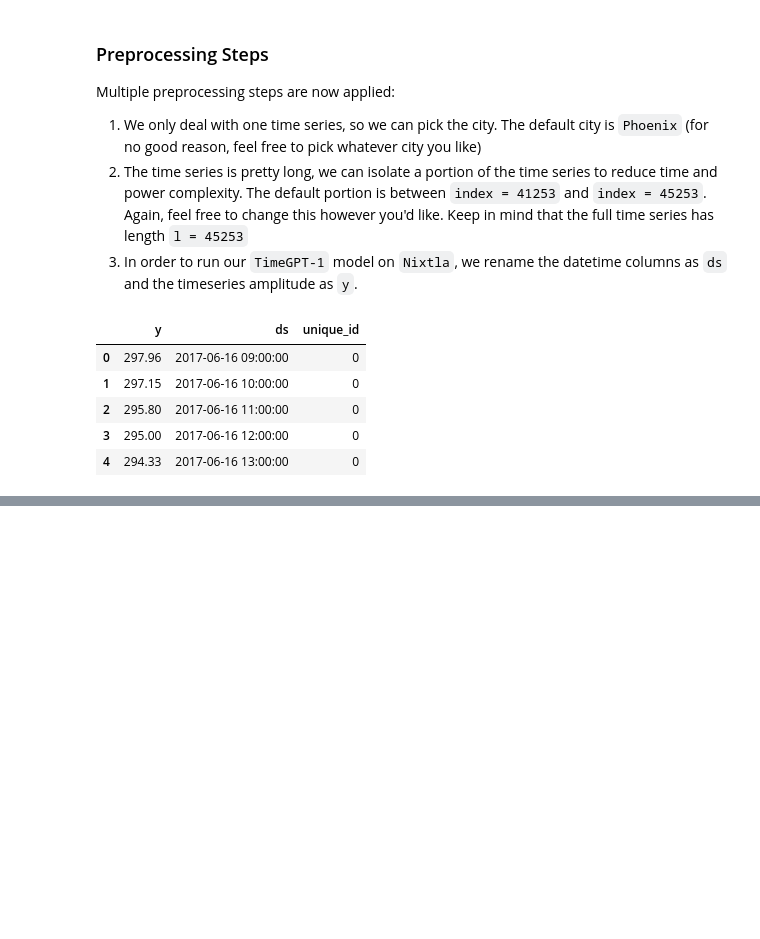
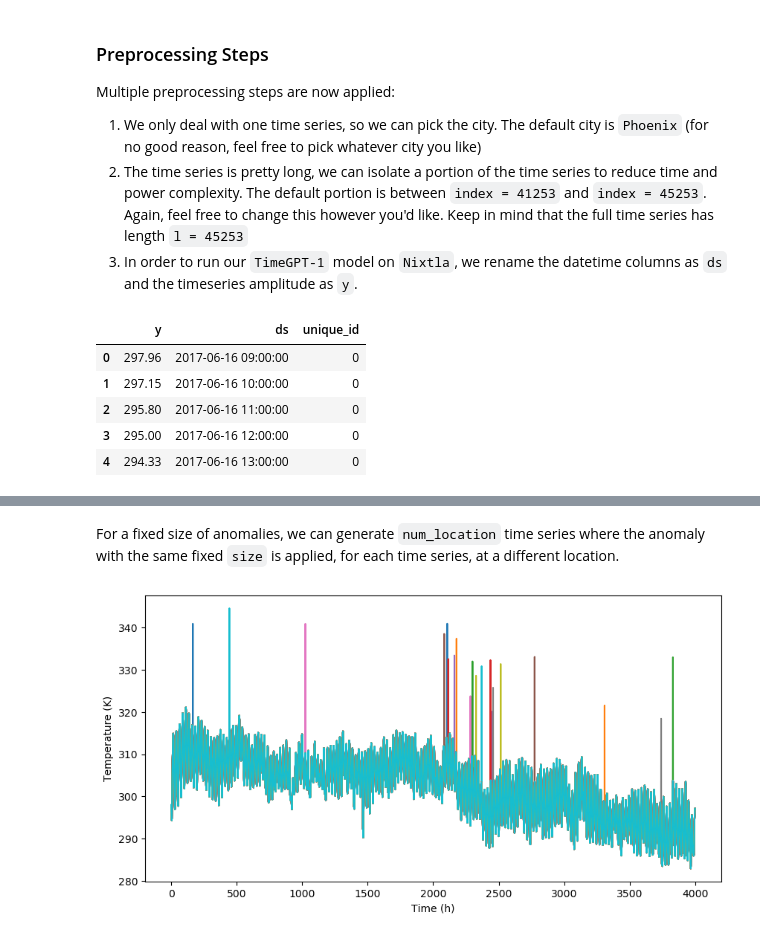
Before and after one commit to PieroPaialungaAI/AnomalyDetectionNixtla, a Jupyter notebook: temp.ipynb, the cells around one changed output, grey strips where cells are left out. Cells and saved outputs as stored; diff of their text form; code cells hidden in the pictures; blank space fills up the shorter version.

````diff
--- a/temp.ipynb
+++ b/temp.ipynb
@@ -121,0 +126,7 @@ plt.plot(anomaly_calibrator.input_signal)
+# %% [markdown]
+For a fixed size of anomalies, we can generate ```num_location``` time series where the anomaly with the same fixed ```size``` is applied, for each time series, at a different location.
+# %%
+anomaly_calibrator.build_anomalous_dataset(num_location = 20)
+anomaly_calibrator.plot_anomalous_dataset()
+# %% [output]
+[figure, added]
````
Also changed, not shown: parts of 6 cells of this notebook, 2 other files.
